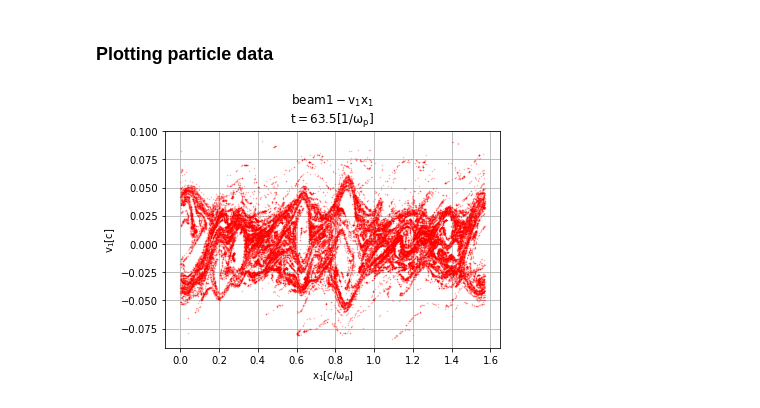
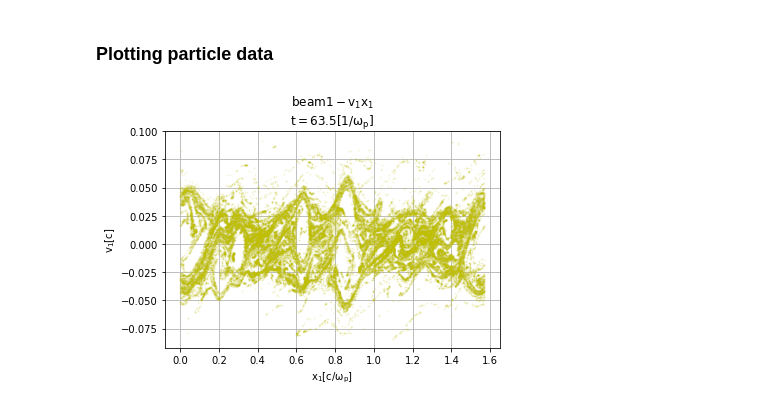
Before and after one commit to ricardo-fonseca/zpic, a Jupyter notebook: zdf/zdf_view.ipynb, the cells around one changed output. Saved outputs shown, nothing was run; the diff lists cells and outputs as text; code cells hidden in the pictures.

```diff
--- a/zdf/zdf_view.ipynb
+++ b/zdf/zdf_view.ipynb
@@ -136,29 +169,34 @@ plt.show()
 # %%
 import matplotlib.pyplot as plt
 
-(particles,info) = zdf.read_particles("test/particles-beam1-000254.zdf")
+(particles,info) = zdf.read("test/particles-beam1-000254.zdf")
 
+# x data will be particle position x1
 x = particles['x1']
+# y data will be particle velocity v1
 y = particles['v1']
 
-plt.plot(x, y, 'r.', ms=1,alpha=0.3)
+plt.plot(x, y, 'y.', ms=2,alpha=0.1)
 
-t = str(info["iteration"]["t"])
-tunits = str(info["iteration"]["tunits"])
+# Get iteration time and units
+t = str(info.iteration.t)
+tunits = str(info.iteration.tunits)
 
-title = info['particles']['name'] + '-  v_1 x_1'
+# Set title from particles name
+title = info.particles.name + '-  v_1 x_1'
 
 timeLabel = r'$\sf{t = ' + t + ' [' + tunits + r']}$'
 plt.title(r'$\sf{' + title + r'}$' + '\n' + timeLabel)
 
-xlabel = 'x_1' + '[' + info['particles']['units']['x1'] + ']'
-ylabel = 'v_1' + '[' + info['particles']['units']['v1'] + ']'
+# Include units information in the axis labels
+xlabel = 'x_1' + '[' + info.particles.units['x1'] + ']'
+ylabel = 'v_1' + '[' + info.particles.units['v1'] + ']'
 
 plt.xlabel(r'$\sf{' + xlabel + r'}$')
 plt.ylabel(r'$\sf{' + ylabel + r'}$')
 
 plt.grid(True)
 
 plt.show()
 # %% [output]
-[figure, old version]
+[figure, new version]
```
Also changed, not shown: parts of 25 cells of this notebook.
